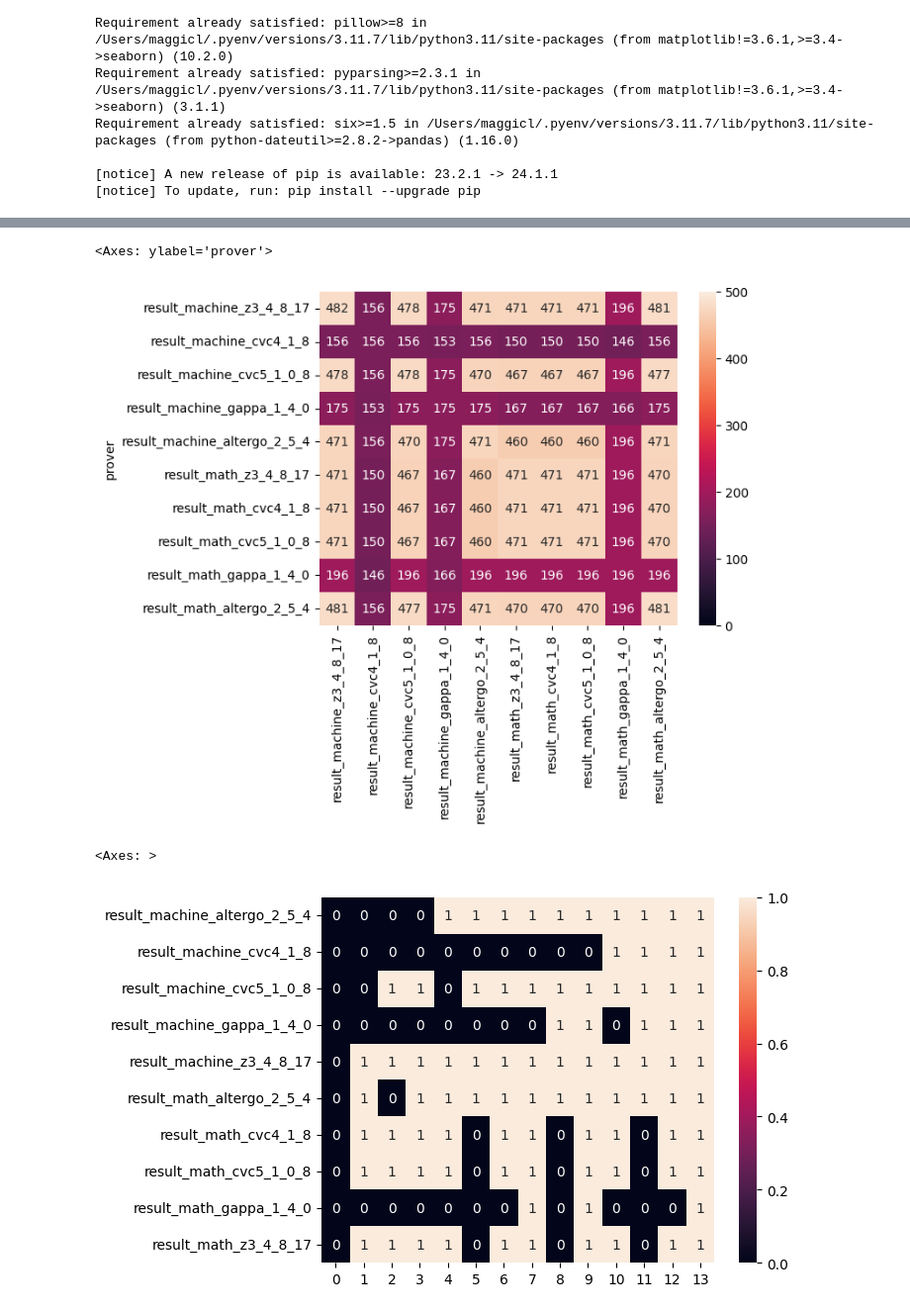
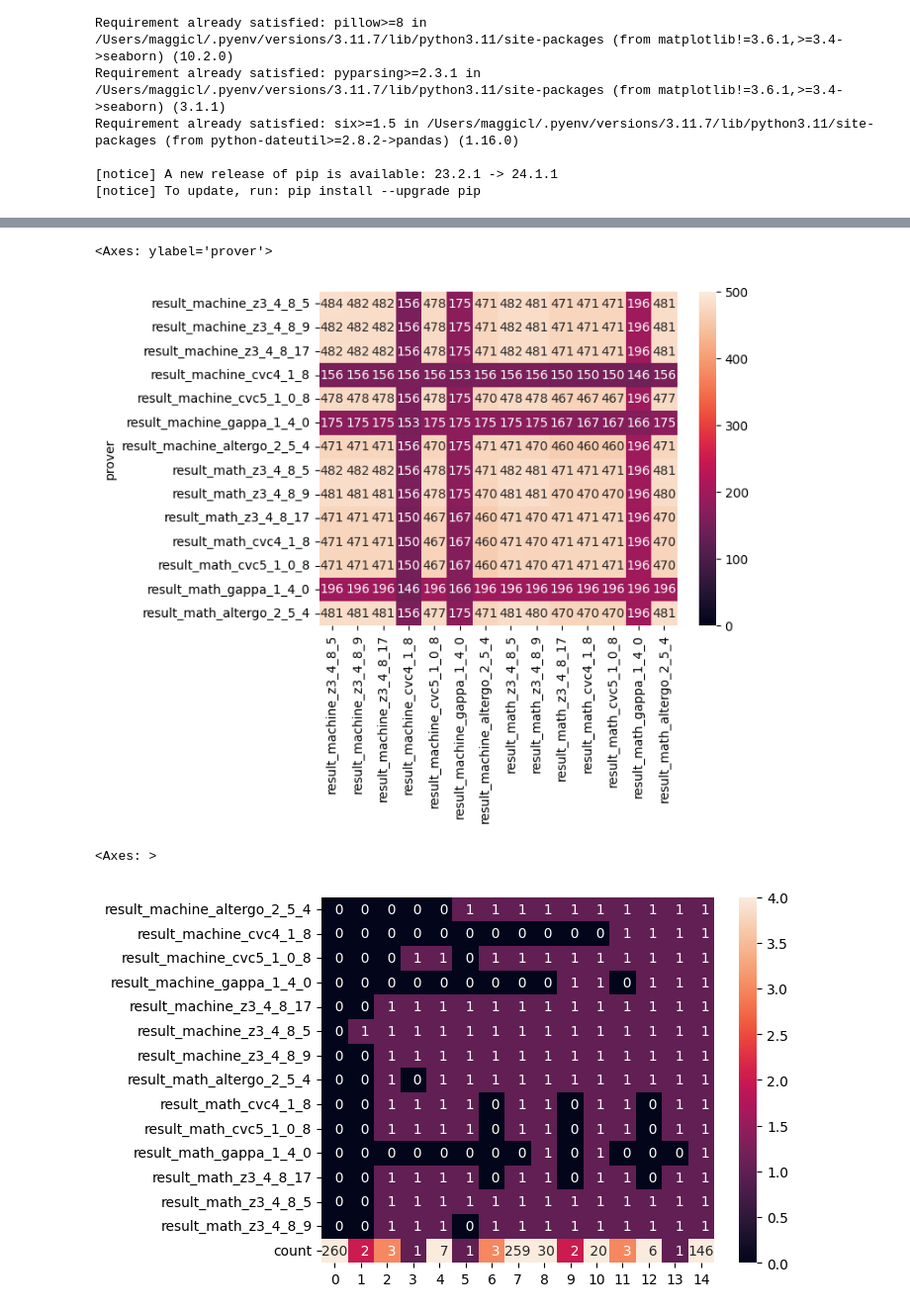
Before and after one commit to maggicl/WhyBack, a Jupyter notebook: byteback-test/data/results.ipynb, the cells around one changed output, grey strips where cells are left out. Shown: that part at 99% size. Cells and saved outputs as stored; diff of their text form; code cells hidden in the pictures.

Commit message:
more provers for analysis

```diff
--- a/byteback-test/data/results.ipynb
+++ b/byteback-test/data/results.ipynb
@@ -28,7 +28,7 @@ Requirement already satisfied: six>=1.5 in /Users/maggicl/.pyenv/versions/3.11.7
 # %%
 df = None
 results = []
-provers = ["z3_4_8_17", "cvc4_1_8", "cvc5_1_0_8", "gappa_1_4_0", "altergo_2_5_4"]
+provers = ["z3_4_8_5", "z3_4_8_9", "z3_4_8_17", "cvc4_1_8", "cvc5_1_0_8", "gappa_1_4_0", "altergo_2_5_4"]
 kinds = ["machine", "math"]
 
 for kind in kinds:
@@ -91,15 +91,18 @@ df_all = pd.concat(dfs)
 sns.heatmap(df_all, annot=True, fmt="2.0f", vmin=0, vmax=500)
 # %% [output]
 <Axes: ylabel='prover'>
-[figure, old version]
+[figure, new version]
 # %%
 columns = sorted([f"result_{k}_{p}" for k in kinds for p in provers])
-df_res = df.filter(regex=r'^result_').reset_index(drop=True).apply(lambda r: r.apply(lambda c: c == "Valid")) \
-    .drop_duplicates().sort_values(columns).loc[:, columns].reset_index(drop=True)
-sns.heatmap(df_res.transpose(), annot=True)
+df_res = df.filter(regex=r'^result_').reset_index().apply(lambda r: r.apply(lambda c: 1 if c == "Valid" else 0)) \
+    .groupby(columns).count().reset_index().rename(columns={"index": "count"})
+
+df_res = df_res.sort_values(columns).loc[:, columns + ["count"]].reset_index(drop=True)
+
+sns.heatmap(df_res.transpose(), fmt="3.0f", annot=True, vmin=0, vmax=4)
 # %% [output]
 <Axes: >
-[figure, old version]
+[figure, new version]
 # %%
 for i, row in df_res.iterrows():
     cond = None
```
Also changed, not shown: parts of 2 cells of this notebook, 36 other files.
